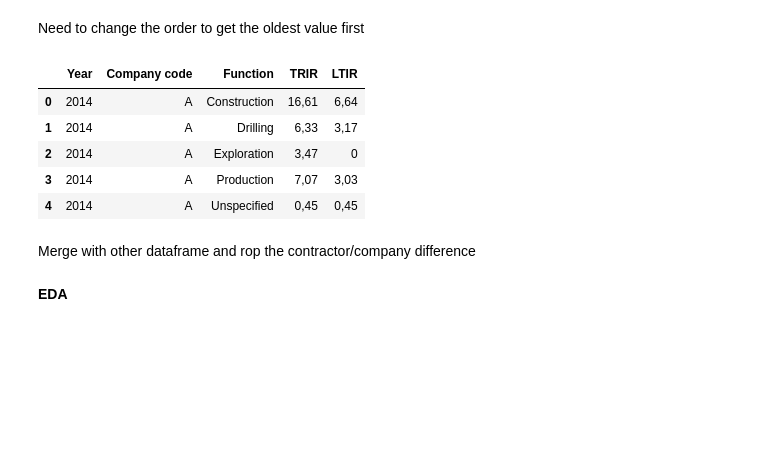
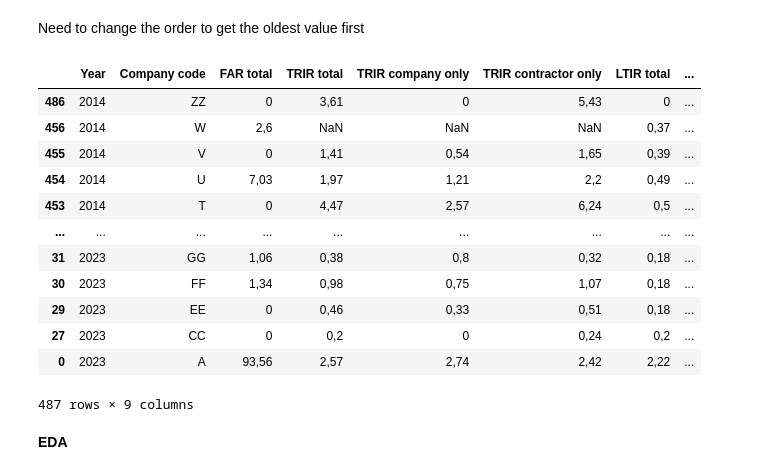
Before and after one commit to TheLazyCactus/ML_Project, a Jupyter notebook: ML_project.ipynb, the cells around one changed output. Cells and saved outputs as stored; diff of their text form; code cells hidden in the pictures; blank space fills up the shorter version.

```diff
--- a/ML_project.ipynb
+++ b/ML_project.ipynb
@@ -9,10 +9,10 @@ from sklearn.ensemble import BaggingRegressor, RandomForestRegressor,AdaBoostReg
 from sklearn.preprocessing import MinMaxScaler, StandardScaler
 from sklearn.metrics import r2_score, mean_absolute_error, mean_squared_error
 
-url = 'https://raw.githubusercontent.com/TheLazyCactus/ML_Project/refs/heads/main/Extra_data.csv'
+#url = 'https://raw.githubusercontent.com/TheLazyCactus/ML_Project/refs/heads/main/Extra_data.csv'
+#df = pd.read_csv(url, sep=";", low_memory =False)
+
+url = 'https://raw.githubusercontent.com/TheLazyCactus/ML_Project/refs/heads/main/ML_Project_safety.csv'
 df = pd.read_csv(url, sep=";", low_memory =False)
-
-#url = 'https://raw.githubusercontent.com/TheLazyCactus/ML_Project/refs/heads/main/ML_Project_safety.csv'
-#df1 = pd.read_csv(url, sep=";", low_memory =False)
 # %% [markdown]
 Need to change the order to get the oldest value first
@@ -21,9 +19,16 @@ Need to change the order to get the oldest value first
 # %%
-df.head()
+df
 # %% [output]
-|  | Year | Company code | Function | TRIR | LTIR |
-| 0 | 2014 | A | Construction | 16,61 | 6,64 |
-| 1 | 2014 | A | Drilling | 6,33 | 3,17 |
-| 2 | 2014 | A | Exploration | 3,47 | 0 |
-| 3 | 2014 | A | Production | 7,07 | 3,03 |
-| 4 | 2014 | A | Unspecified | 0,45 | 0,45 |
+|  | Year | Company code | FAR total | TRIR total | TRIR company only | TRIR contractor only | LTIR total | ... |
+| 486 | 2014 | ZZ | 0 | 3,61 | 0 | 5,43 | 0 | ... |
+| 456 | 2014 | W | 2,6 | NaN | NaN | NaN | 0,37 | ... |
+| 455 | 2014 | V | 0 | 1,41 | 0,54 | 1,65 | 0,39 | ... |
+| 454 | 2014 | U | 7,03 | 1,97 | 1,21 | 2,2 | 0,49 | ... |
+| 453 | 2014 | T | 0 | 4,47 | 2,57 | 6,24 | 0,5 | ... |
+| ... | ... | ... | ... | ... | ... | ... | ... | ... |
+| 31 | 2023 | GG | 1,06 | 0,38 | 0,8 | 0,32 | 0,18 | ... |
+| 30 | 2023 | FF | 1,34 | 0,98 | 0,75 | 1,07 | 0,18 | ... |
+| 29 | 2023 | EE | 0 | 0,46 | 0,33 | 0,51 | 0,18 | ... |
+| 27 | 2023 | CC | 0 | 0,2 | 0 | 0,24 | 0,2 | ... |
+| 0 | 2023 | A | 93,56 | 2,57 | 2,74 | 2,42 | 2,22 | ... |
+487 rows × 9 columns
@@ -32,2 +34,0 @@ df.head()
-# %% [markdown]
-Merge with other dataframe and rop the contractor/company difference
```
Also changed, not shown: parts of 35 cells of this notebook.
